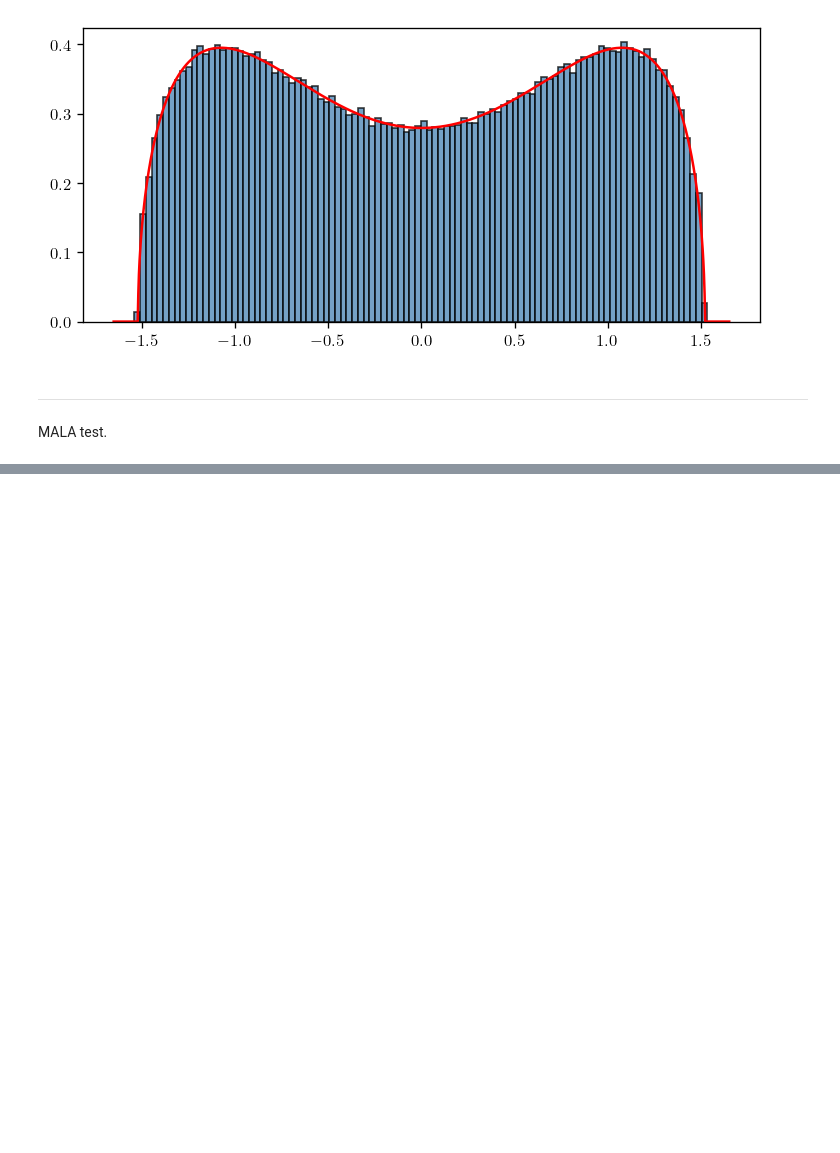
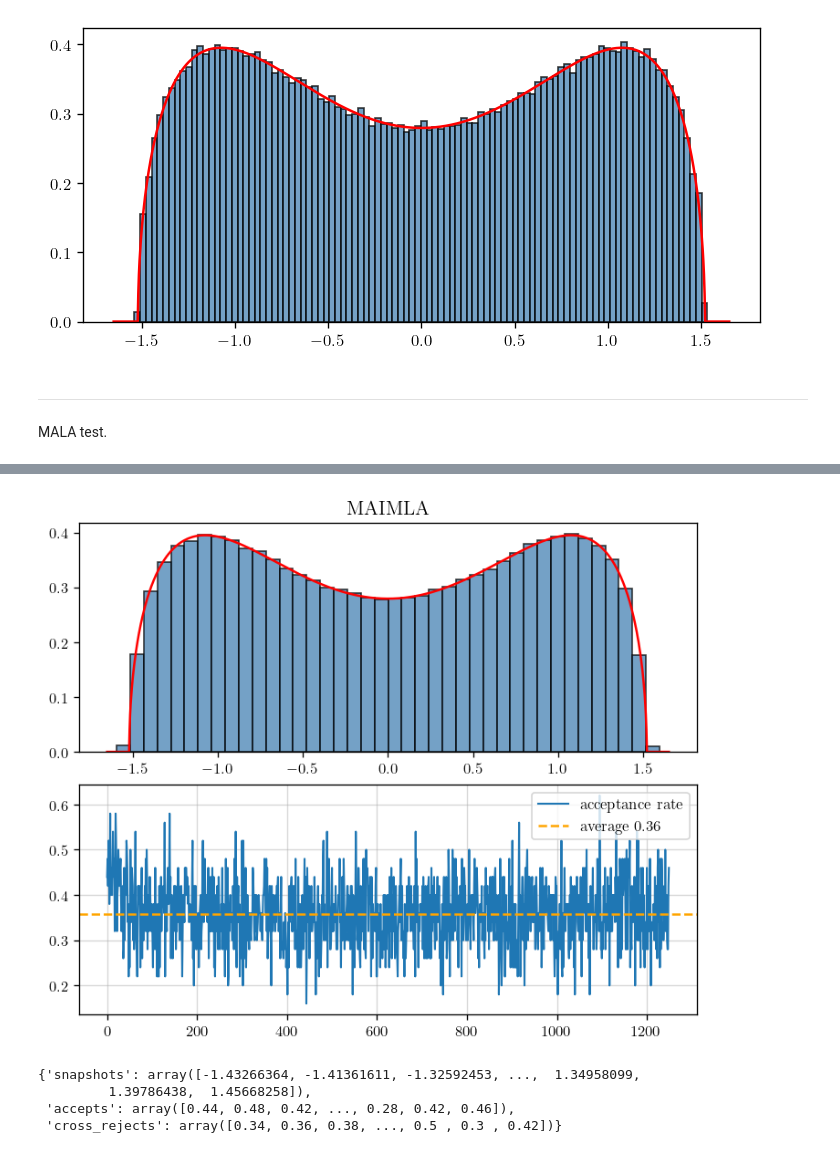
Before and after one commit to fredwdickinson/dissertation, a Jupyter notebook: code/notebooks/00_test.ipynb, the cells around one changed output, grey strips where cells are left out. Cells and saved outputs as stored; diff of their text form; code cells hidden in the pictures; blank space fills up the shorter version.

```diff
--- a/code/notebooks/00_test.ipynb
+++ b/code/notebooks/00_test.ipynb
@@ -87,0 +111,28 @@ plt.show()
+# %%
+N = 50; beta = 2.0; T = 25.0; M = 50;
+dt = 1/N; total_steps = int(T/dt);
+potential_name = "quartic"
+
+init = random_matrix.init_gue_eigenvalues(M, N)
+imla_pipe = simulate.make_imla_pipeline(N, dt, potential_name, beta, metropolise = True)
+traj = simulate.simulate_dbm(init, total_steps, imla_pipe)
+
+config = {"track_accepts": True, "burn_in": int(3.0/dt)}
+all_info = simulate.analyse_trajectory(traj, total_steps, **config)
+
+fig, axes = plt.subplots(2, 1, figsize = (6, 5.0))
+ax1, ax2 = axes
+
+plotters.plot_hist(ax1, all_info["snapshots"], potential_name = potential_name, num_bins = 40)
+plotters.plot_accepts(ax2, all_info["accepts"])
+ax1.set_title("MAIMLA")
+
+plt.show()
+
+all_info
+# %% [output]
+[figure, added]
+{'snapshots': array([-1.43266364, -1.41361611, -1.32592453, ...,  1.34958099,
+         1.39786438,  1.45668258]),
+ 'accepts': array([0.44, 0.48, 0.42, ..., 0.28, 0.42, 0.46]),
+ 'cross_rejects': array([0.34, 0.36, 0.38, ..., 0.5 , 0.3 , 0.42])}
```
Also changed, not shown: parts of 2 cells of this notebook, 5 other files.
